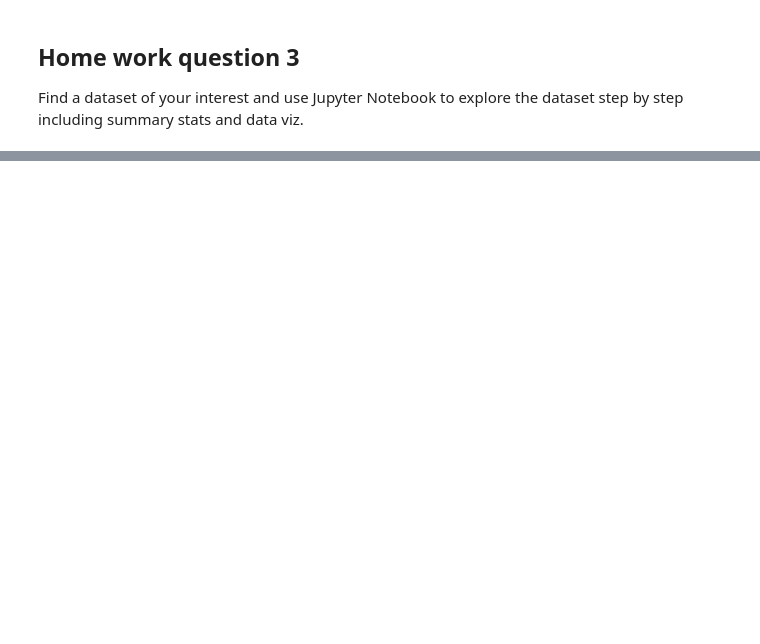
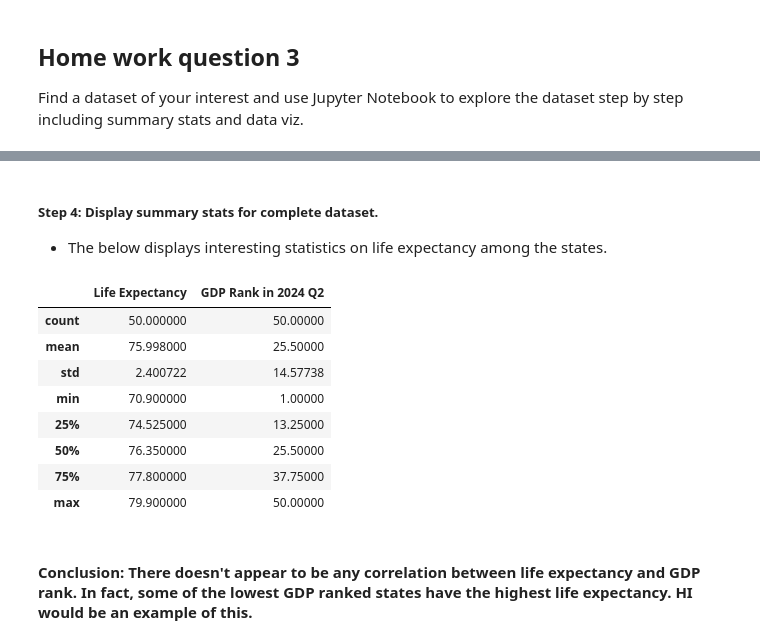
Before and after one commit to tsnow2010/umbc_data690_fall2024, a Jupyter notebook: Assignments/Assignment_08.ipynb, the cells around one changed output, grey strips where cells are left out. Drawn from its saved outputs; the diff is of its cells as text; code cells hidden in the pictures; blank space fills up the shorter version.

```diff
--- a/Assignments/Assignment_08.ipynb
+++ b/Assignments/Assignment_08.ipynb
@@ -641,0 +740,10 @@ Find a dataset of your interest and use Jupyter Notebook to explore the dataset
+# %%
+# Let's edit the new DataFrame a bit.
+
+df_states_lf_gdp_new = df_states_lf_gdp.drop(columns='Year') # We don't care about the year for life expectancy.
+df_states_lf_gdp_new = df_states_lf_gdp_new.rename(columns = {'Rank Q2':"GDP Rank in 2024 Q2"}) # Rename GDP column
+# DC has ..... in one cell.  Below removes the row altogether.
+df_states_lf_gdp_new['GDP Rank in 2024 Q2'][8] = None
+df_states_lf_gdp_new.dropna(axis=0,inplace=True)
+# GDP values are 'object' type.  This converts them into int.
+df_states_lf_gdp_new['GDP Rank in 2024 Q2'] = df_states_lf_gdp_new['GDP Rank in 2024 Q2'].astype(int)
@@ -641,0 +763,17 @@ Find a dataset of your interest and use Jupyter Notebook to explore the dataset
+# %% [markdown]
+##### Step 4: Display summary stats for complete dataset.
+* The below displays interesting statistics on life expectancy among the states.
+# %%
+df_states_lf_gdp_new.describe()
+# %% [output]
+|  | Life Expectancy | GDP Rank in 2024 Q2 |
+| count | 50.000000 | 50.00000 |
+| mean | 75.998000 | 25.50000 |
+| std | 2.400722 | 14.57738 |
+| min | 70.900000 | 1.00000 |
+| 25% | 74.525000 | 13.25000 |
+| 50% | 76.350000 | 25.50000 |
+| 75% | 77.800000 | 37.75000 |
+| max | 79.900000 | 50.00000 |
+# %% [markdown]
+#### Conclusion: There doesn't appear to be any correlation between life expectancy and GDP rank.  In fact, some of the lowest GDP ranked states have the highest life expectancy.  HI would be an example of this.
```
Also changed, not shown: parts of 29 cells of this notebook.
